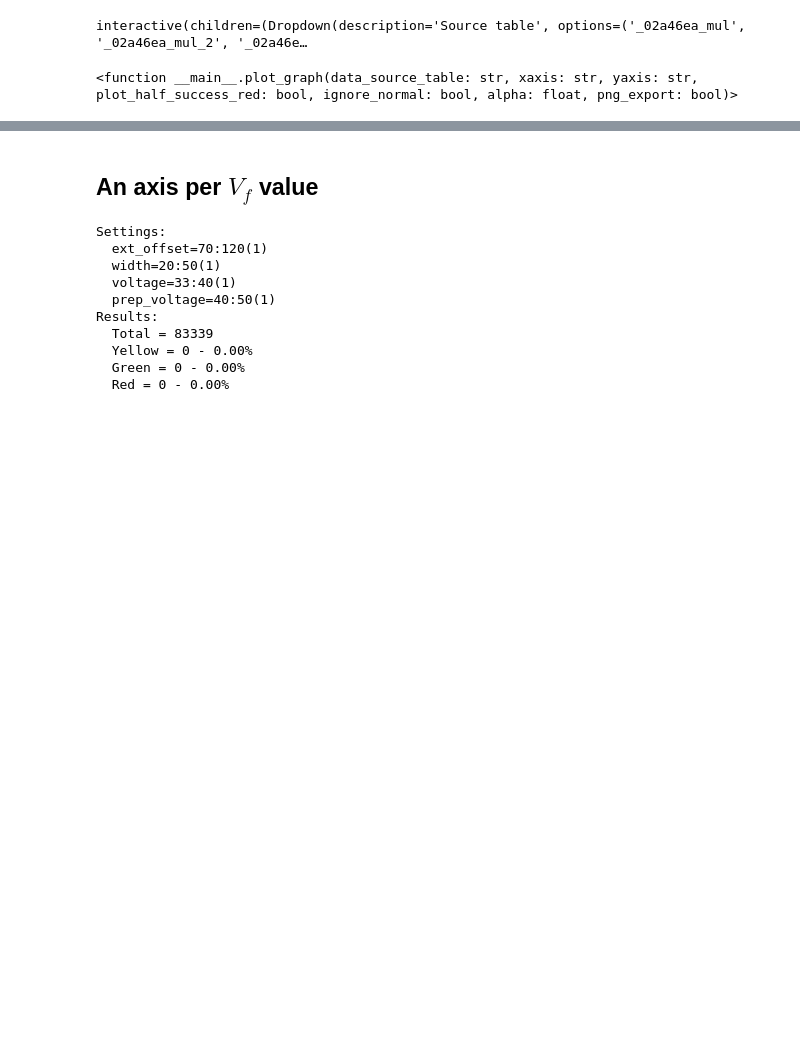
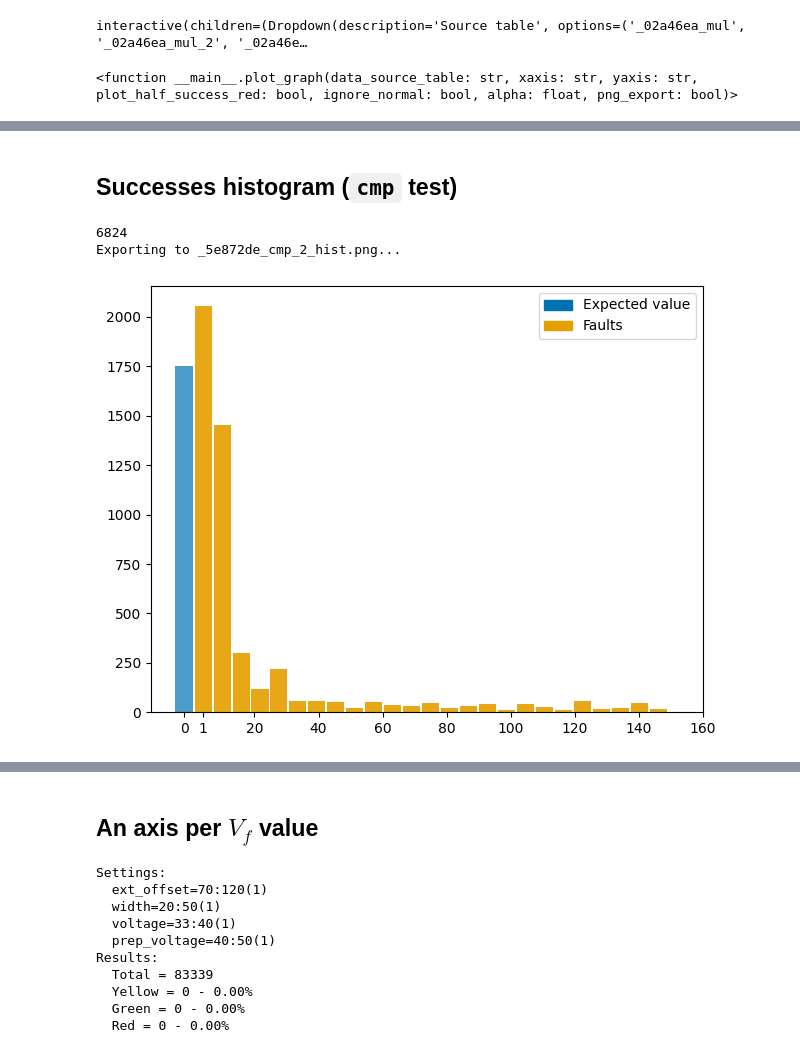
Before and after one commit to ceres-c/VU-Thesis, a Jupyter notebook: notebooks/plot_from_db.ipynb, the cells around one changed output, grey strips where cells are left out. Saved outputs shown, nothing was run; the diff lists cells and outputs as text; code cells hidden in the pictures; blank space fills up the shorter version.

```diff
--- a/notebooks/plot_from_db.ipynb
+++ b/notebooks/plot_from_db.ipynb
@@ -181,0 +203,66 @@ Exporting to _03168d2_reg_hist.png...
+# %% [markdown]
+## Successes histogram (`cmp` test)
+# %%
+def plot_hist(data_source_table: str, png_export: bool):
+	settings, extra_descr = get_settings(data_source_table)
+	fig = plt.figure(layout="tight")
+	ax = fig.add_subplot()
+	if not png_export:
+		fig.suptitle(f'{data_source_table}\n{settings}')
+	ax.xaxis.get_major_locator().set_params(integer=True)
+	ax.yaxis.get_major_locator().set_params(integer=True)
+
+	c.execute(f'SELECT * FROM {data_source_table}')
+	# c.execute(f'SELECT * FROM {data_source_table} WHERE result == ?', (GlitchResult.SUCCESS.name,))
+	columns = [ele for (ele, *_) in c.description]
+	rows = c.fetchall()
+	print(len(rows))
+	if 'fault_count' not in columns:
+		print('No fault_count column found, run this on cmp tests')
+		return
+
+	success_values = []
+	normal_values = []
+	for row in rows:
+		row_dict = dict(zip(columns, row))
+		if row_dict['result'] == GlitchResult.SUCCESS.name:
+			if row_dict['fault_count'] < 150: # Cut off the outliers
+				success_values.append(row_dict['fault_count'])
+		elif row_dict['result'] == GlitchResult.NORMAL.name:
+			normal_values.append(row_dict['fault_count'])
+
+	# Bin data
+	h = ax.hist(success_values, bins=25, color='#E69F00', alpha=0.7, rwidth=0.9)
+
+	# Add zero count for non-successes
+	counts, bins, patches = h
+	import numpy as np
+	bins = np.insert(bins, 0, -5) # -5 to make the bar as wide as the other ones
+	counts = np.insert(counts, 0, len(normal_values))
+	h = ax.hist(bins[:-1], bins, weights=counts, color='#E69F00', alpha=0.7, rwidth=0.9)
+	_, _, patches = h
+	patches[0].set_fc('#0072B2') # Set zero bar color
+	# Shift zero tick to the left and add 1 tick
+	ticks = ax.get_xticks()
+	ticks[0] = -2	# Replace -20 tick with -2, the position of our "0" tick mark
+	ticks[1] = 4	# Replace 0 tick with 3, the position of our "1" tick mark
+	ax.set_xticks(ticks)
+	ax.set_xticklabels([0, 1] + [int(x) for x in ticks[2:]])
+
+	# Add legend
+	handles = [Rectangle((0,0),1,1,color='#0072B2'), Rectangle((0,0),1,1,color='#E69F00')]
+	labels= ['Expected value', 'Faults']
+	plt.legend(handles, labels)
+
+	if png_export:
+		png_filename = f'{data_source_table}_hist.png'
+		print(f'Exporting to {png_filename}...')
+		plt.savefig(png_filename, format='png', bbox_inches='tight', transparent=True, dpi=300)
+	else:
+		plt.show()
+
+plot_hist('_5e872de_cmp_2', True)
+# %% [output]
+6824
+Exporting to _5e872de_cmp_2_hist.png...
+[figure, added]
```
Also changed, not shown: parts of 8 cells of this notebook, 3 other files.
